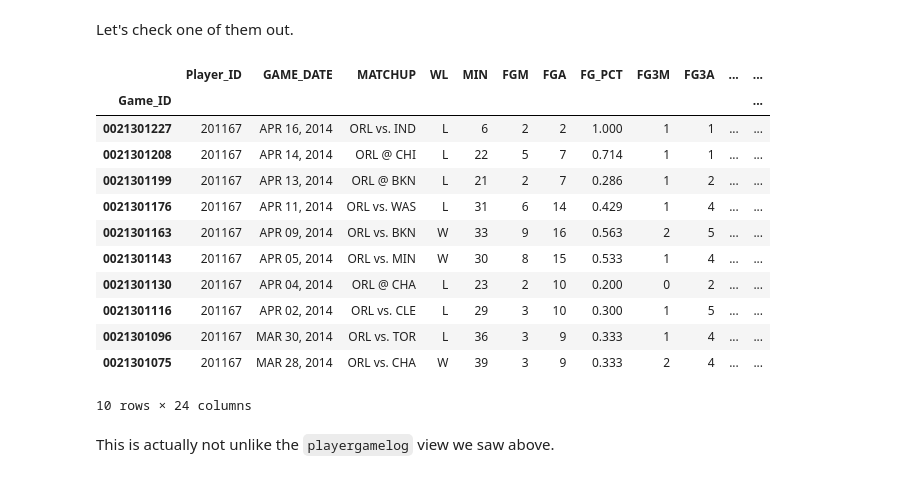
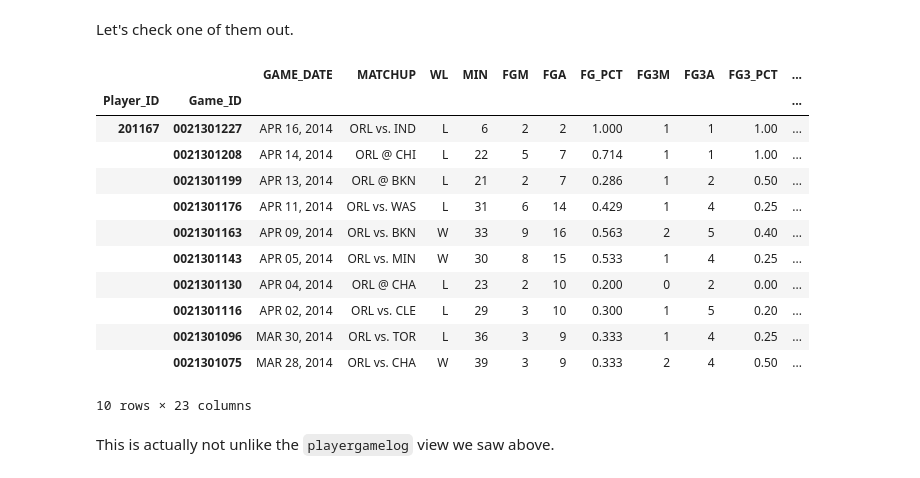
Before and after one commit to ltiao/notes, a Jupyter notebook: NBA Stat Resources.ipynb, the cells around one changed output. Saved outputs shown, nothing was run; the diff lists cells and outputs as text; code cells hidden in the pictures.

```diff
--- a/NBA Stat Resources.ipynb
+++ b/NBA Stat Resources.ipynb
@@ -146,21 +146,21 @@ result_dict.keys()
 # %% [markdown]
 Let's check one of them out.
 # %%
-result_dict['GameLogs'].set_index('Game_ID')
+result_dict['GameLogs'].set_index(['Player_ID', 'Game_ID'])
 # %% [output]
-|  | Player_ID | GAME_DATE | MATCHUP | WL | MIN | FGM | FGA | FG_PCT | FG3M | FG3A | ... | ... |
-| Game_ID |  |  |  |  |  |  |  |  |  |  |  | ... |
-| 0021301227 | 201167 | APR 16, 2014 | ORL vs. IND | L | 6 | 2 | 2 | 1.000 | 1 | 1 | ... | ... |
-| 0021301208 | 201167 | APR 14, 2014 | ORL @ CHI | L | 22 | 5 | 7 | 0.714 | 1 | 1 | ... | ... |
-| 0021301199 | 201167 | APR 13, 2014 | ORL @ BKN | L | 21 | 2 | 7 | 0.286 | 1 | 2 | ... | ... |
-| 0021301176 | 201167 | APR 11, 2014 | ORL vs. WAS | L | 31 | 6 | 14 | 0.429 | 1 | 4 | ... | ... |
-| 0021301163 | 201167 | APR 09, 2014 | ORL vs. BKN | W | 33 | 9 | 16 | 0.563 | 2 | 5 | ... | ... |
-| 0021301143 | 201167 | APR 05, 2014 | ORL vs. MIN | W | 30 | 8 | 15 | 0.533 | 1 | 4 | ... | ... |
-| 0021301130 | 201167 | APR 04, 2014 | ORL @ CHA | L | 23 | 2 | 10 | 0.200 | 0 | 2 | ... | ... |
-| 0021301116 | 201167 | APR 02, 2014 | ORL vs. CLE | L | 29 | 3 | 10 | 0.300 | 1 | 5 | ... | ... |
-| 0021301096 | 201167 | MAR 30, 2014 | ORL vs. TOR | L | 36 | 3 | 9 | 0.333 | 1 | 4 | ... | ... |
-| 0021301075 | 201167 | MAR 28, 2014 | ORL vs. CHA | W | 39 | 3 | 9 | 0.333 | 2 | 4 | ... | ... |
+|  |  | GAME_DATE | MATCHUP | WL | MIN | FGM | FGA | FG_PCT | FG3M | FG3A | FG3_PCT | ... |
+| Player_ID | Game_ID |  |  |  |  |  |  |  |  |  |  | ... |
+| 201167 | 0021301227 | APR 16, 2014 | ORL vs. IND | L | 6 | 2 | 2 | 1.000 | 1 | 1 | 1.00 | ... |
+|  | 0021301208 | APR 14, 2014 | ORL @ CHI | L | 22 | 5 | 7 | 0.714 | 1 | 1 | 1.00 | ... |
+|  | 0021301199 | APR 13, 2014 | ORL @ BKN | L | 21 | 2 | 7 | 0.286 | 1 | 2 | 0.50 | ... |
+|  | 0021301176 | APR 11, 2014 | ORL vs. WAS | L | 31 | 6 | 14 | 0.429 | 1 | 4 | 0.25 | ... |
+|  | 0021301163 | APR 09, 2014 | ORL vs. BKN | W | 33 | 9 | 16 | 0.563 | 2 | 5 | 0.40 | ... |
+|  | 0021301143 | APR 05, 2014 | ORL vs. MIN | W | 30 | 8 | 15 | 0.533 | 1 | 4 | 0.25 | ... |
+|  | 0021301130 | APR 04, 2014 | ORL @ CHA | L | 23 | 2 | 10 | 0.200 | 0 | 2 | 0.00 | ... |
+|  | 0021301116 | APR 02, 2014 | ORL vs. CLE | L | 29 | 3 | 10 | 0.300 | 1 | 5 | 0.20 | ... |
+|  | 0021301096 | MAR 30, 2014 | ORL vs. TOR | L | 36 | 3 | 9 | 0.333 | 1 | 4 | 0.25 | ... |
+|  | 0021301075 | MAR 28, 2014 | ORL vs. CHA | W | 39 | 3 | 9 | 0.333 | 2 | 4 | 0.50 | ... |
-10 rows × 24 columns
+10 rows × 23 columns
 # %% [markdown]
 This is actually not unlike the `playergamelog` view we saw above.
 # %%
```
Also changed, not shown: parts of 25 cells of this notebook.
